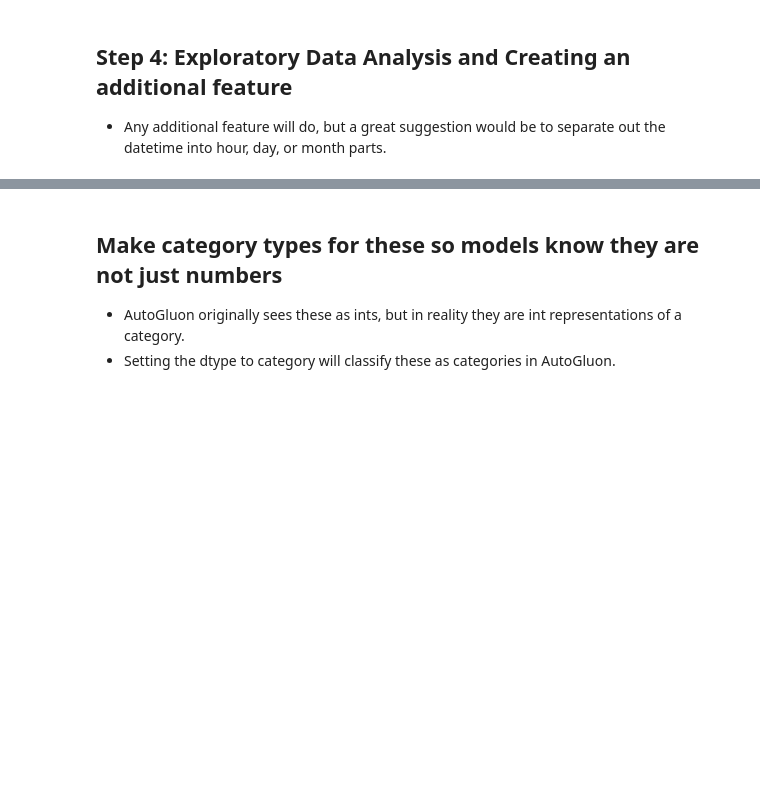
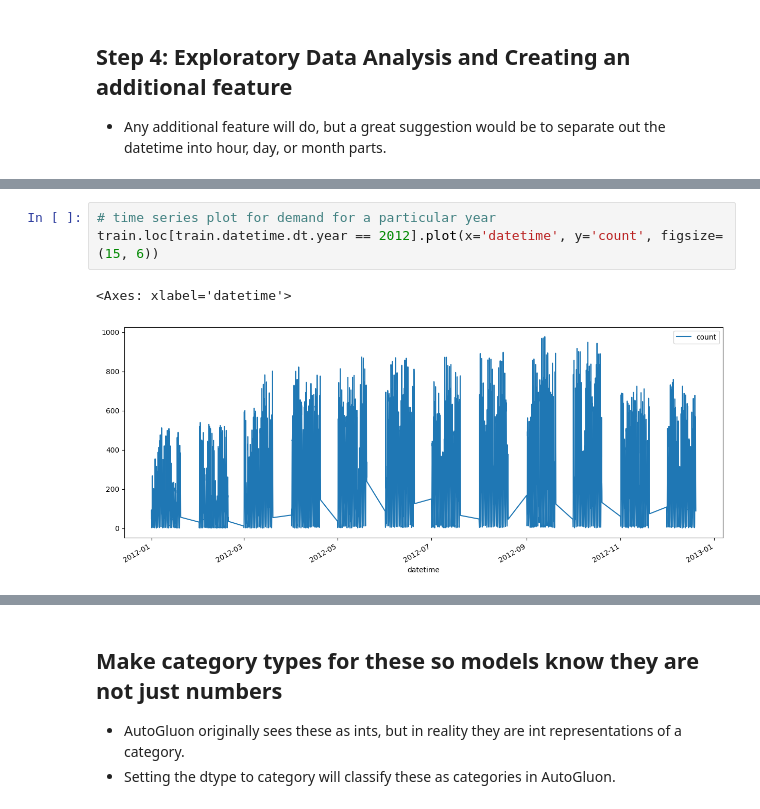
Before and after one commit to rifatperween/Predict-Bike-Sharing-Demand-with-AutoGluon, a Jupyter notebook: project/project-template.ipynb, the cells around one changed output, grey strips where cells are left out. Drawn from its saved outputs; the diff is of its cells as text; blank space fills up the shorter version.

```diff
--- a/project/project-template.ipynb
+++ b/project/project-template.ipynb
@@ -175,0 +394,6 @@ train.?
+# %%
+# time series plot for demand for a particular year
+train.loc[train.datetime.dt.year == 2012].plot(x='datetime', y='count', figsize=(15, 6))
+# %% [output]
+<Axes: xlabel='datetime'>
+[figure, added]
```
Also changed, not shown: parts of 57 cells of this notebook.
